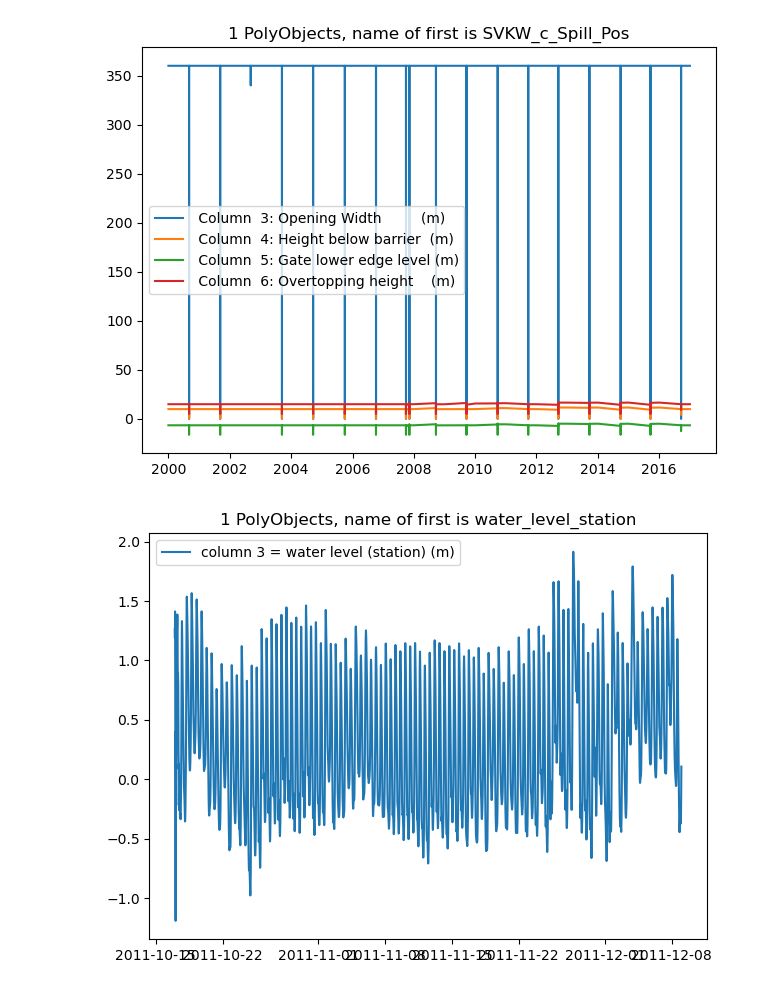
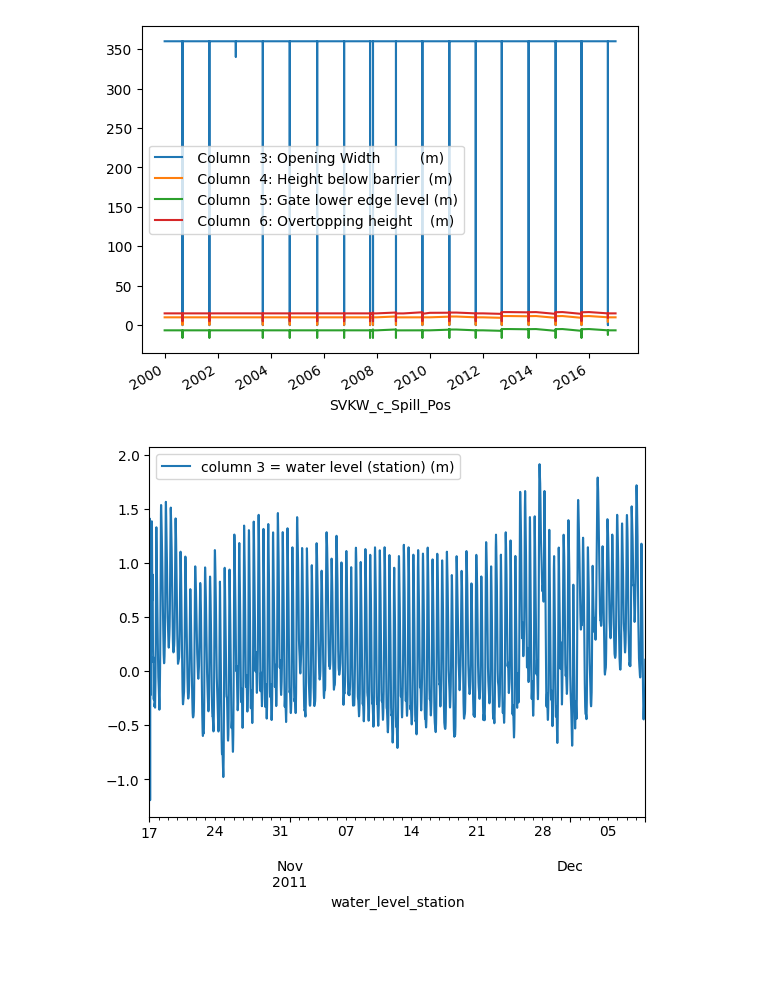
Before and after one commit to Deltares/dfm_tools, a Jupyter notebook: docs/notebooks/preprocessing_example_hydrolib.ipynb, the cells around one changed output. Saved outputs shown, nothing was run; the diff lists cells and outputs as text; code cells hidden in the pictures; blank space fills up the shorter version.

```diff
--- a/docs/notebooks/preprocessing_example_hydrolib.ipynb
+++ b/docs/notebooks/preprocessing_example_hydrolib.ipynb
@@ -64,28 +55,16 @@ fig.tight_layout()
 # %%
+#load tekal file WITH HYDROLIB-core
 file_pli = os.path.join(dir_testinput,r'Maeslant.tek')
-#load pol/tek/pli/ldb file WITH HYDROLIB
 polyfile_object = hcdfm.PolyFile(file_pli)
-fig,ax = plt.subplots()
-for iPO, pli_PolyObject_sel in enumerate(polyfile_object.objects):
-    polyobject_pd = dfmt.pointlike_to_DataFrame(pli_PolyObject_sel)
-    ax.set_title(f'{len(polyfile_object.objects)} PolyObjects, name of first is {pli_PolyObject_sel.metadata.name}')
-    polyobject_pd_timeidx = dfmt.parse_xy_to_datetime(polyobject_pd)
-    ax.plot(polyobject_pd_timeidx)
-    ax.legend(pli_PolyObject_sel.description.content.split('\n')[2:])
-fig.tight_layout()
+polyobject_pd = dfmt.tekalobject_to_DataFrame(polyfile_object.objects[0])
+ax = polyobject_pd.plot()
 # %% [output]
-[figure, old version]
+[figure, new version]
 # %%
+#load tekal file WITH HYDROLIB-core
 file_pli = os.path.join(dir_testinput,'nima-1013-lo-wl_validname.tek')
-#load pol/tek/pli/ldb file WITH HYDROLIB
 polyfile_object = hcdfm.PolyFile(file_pli)
-fig,ax = plt.subplots()
-for iPO, pli_PolyObject_sel in enumerate(polyfile_object.objects):
-    polyobject_pd = dfmt.pointlike_to_DataFrame(pli_PolyObject_sel)
-    ax.set_title(f'{len(polyfile_object.objects)} PolyObjects, name of first is {pli_PolyObject_sel.metadata.name}')
-    polyobject_pd_timeidx = dfmt.parse_xy_to_datetime(polyobject_pd)
-    ax.plot(polyobject_pd_timeidx)
-    ax.legend(pli_PolyObject_sel.description.content.split('\n')[2:])
-fig.tight_layout()
+polyobject_pd = dfmt.tekalobject_to_DataFrame(polyfile_object.objects[0])
+ax = polyobject_pd.plot()
 # %% [output]
-[figure, old version]
+[figure, new version]
```
Also changed, not shown: parts of 5 cells of this notebook, 5 other files.
